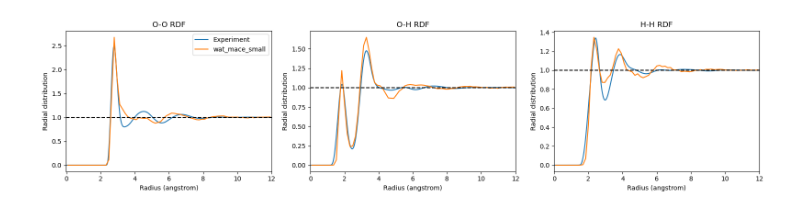
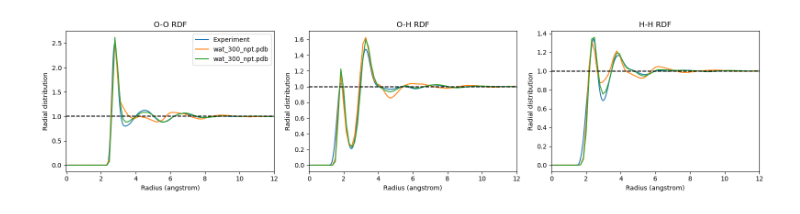
Before and after one commit to heid-lab/grace-off, a Jupyter notebook: analysis/rdf.ipynb, the cells around one changed output. Saved outputs shown, nothing was run; the diff lists cells and outputs as text; code cells hidden in the pictures.

```diff
--- a/analysis/rdf.ipynb
+++ b/analysis/rdf.ipynb
@@ -47,35 +59,33 @@ for u in models:  # [u_methanol_grace, u_off, u_methanol_grace_awps]:
 # %%
-exp_water = pd.read_csv("../data/exp_data/exp_water.dat", delimiter="\t")
-r_A = exp_water[" r[A] "]
-rdf_exp_OO = exp_water["O–O "]
-rdf_exp_Oh = exp_water["O–H "]
-rdf_exp_hh = exp_water["H–H "]
+# water data ----------------------------------
+
+exp_water = pd.read_csv("/site/raid3/anna/test_waterbox/exp_water.dat", delimiter='\t')
+r_A=exp_water[" r[A] "]
+rdf_exp_OO=exp_water["O–O "]
+rdf_exp_Oh=exp_water["O–H "]
+rdf_exp_hh=exp_water["H–H "]
 xlim_lower, xlim_upper = -0.2, 10
 
 fig, axes = plt.subplots(1, 3, figsize=(16, 4))
-axes[0].plot(r_A, rdf_exp_OO, label="Experiment")
-axes[1].plot(r_A, rdf_exp_Oh, label="Experiment")
-axes[2].plot(r_A, rdf_exp_hh, label="Experiment")
+axes[0].plot(r_A, rdf_exp_OO, label = "Experiment")
+axes[1].plot(r_A, rdf_exp_Oh, label = "Experiment")
+axes[2].plot(r_A, rdf_exp_hh, label = "Experiment")
 
 
-for u in models:
-    rdf = model_rdf[u]
-    for i, combination in enumerate(["o-o", "o-h", "h-h"]):
+for u in [mace_small, grace_medium]:
+        rdf=model_rdf[u]
+        for i, combination in enumerate(["o-o","o-h","h-h"]):
 
-        axes[i].plot(
-            rdf[combination].results.bins,
-            rdf[combination].results.rdf,
-            label=u.filename.split("/")[2],
-        )
-        axes[i].axhline(y=1, color="k", linestyle="--")
-        axes[i].set_xlabel("Radius (angstrom)")
-        axes[i].set_ylabel("Radial distribution")
-        axes[i].set_title(f"{combination.upper()} RDF")
-        axes[i].set_xlim(-0.01, 12)
-        axes[0].legend()
+                axes[i].plot(rdf[combination].results.bins, rdf[combination].results.rdf, label = u.filename.split('/')[-1] )
+                axes[i].axhline(y=1, color='k', linestyle='--')
+                axes[i].set_xlabel('Radius (angstrom)')
+                axes[i].set_ylabel('Radial distribution')
+                axes[i].set_title(f'{combination.upper()} RDF')
+                axes[i].set_xlim(-0.01, 12)
+                axes[0].legend()
 
 plt.tight_layout()
-plt.savefig("waterbox_rdf_comparison_exp.png", dpi=300)
+# plt.savefig("waterbox_rdf_comparison_exp.png", dpi=300)
 plt.show()
 # %% [output]
-[figure, old version]
+[figure, new version]
```
Also changed, not shown: parts of 5 cells of this notebook, 2 other files.
